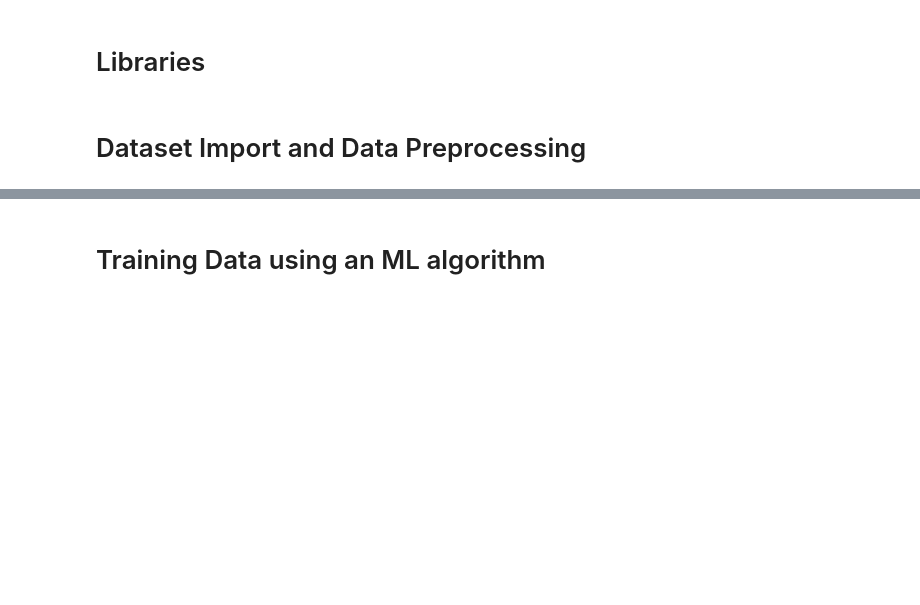
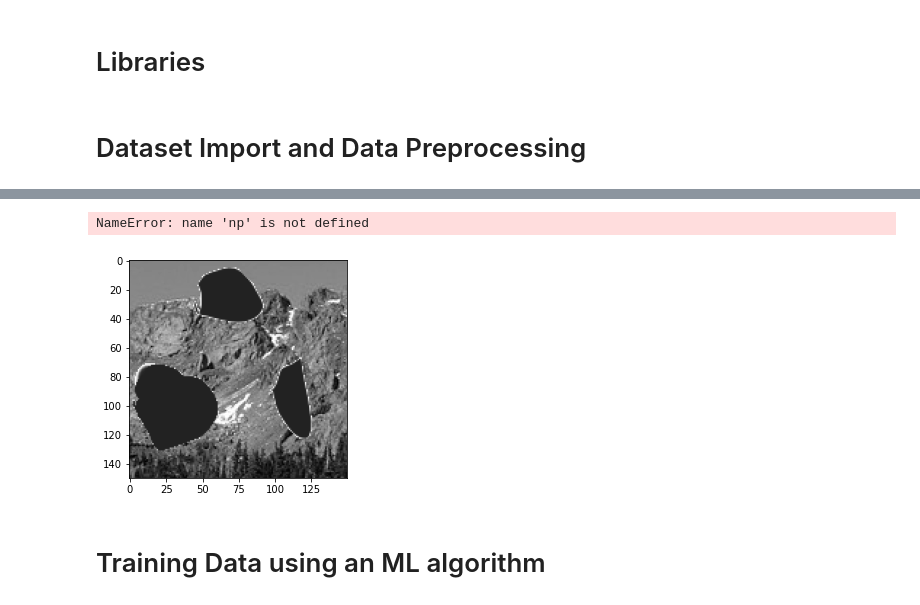
Before and after one commit to rkcho317/CPSC483Proj-Main, a Jupyter notebook: Project483_RepairImage.ipynb, the cells around one changed output, grey strips where cells are left out. Saved outputs shown, nothing was run; the diff lists cells and outputs as text; code cells hidden in the pictures; blank space fills up the shorter version.

```diff
--- a/Project483_RepairImage.ipynb
+++ b/Project483_RepairImage.ipynb
@@ -63,2 +42,13 @@ plt.imshow(norm)
+# %%
+
+#This is used to normalize an image which converts the RGB data of an image into a range of integers
+gray = cv2.cvtColor(damage1, cv2.COLOR_BGR2GRAY)
+plt.imshow(gray, cmap = 'gray')
+
+norm = (gray-np.min(gray))/(np.max(gray) - np.min(gray))
+#plt.imshow(norm)
+# %% [output]
+NameError: name 'np' is not defined
+[figure, added]
 # %% [markdown]
 # Training Data using an ML algorithm
```
Also changed, not shown: parts of 11 cells of this notebook, 2 other files.
